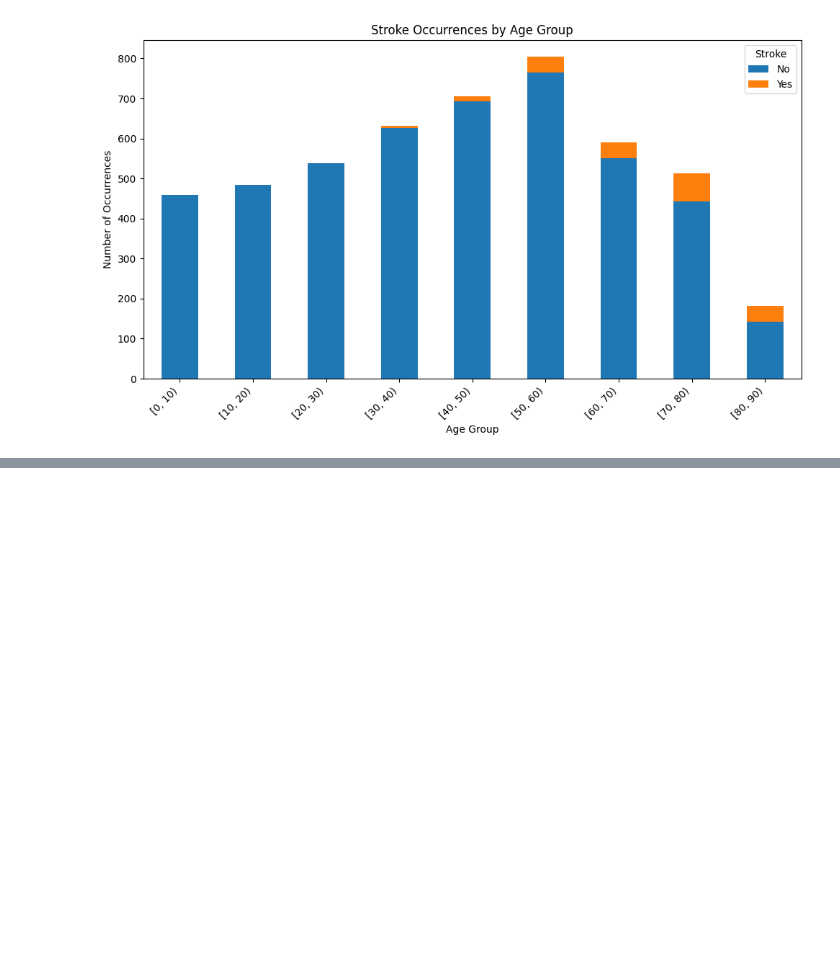
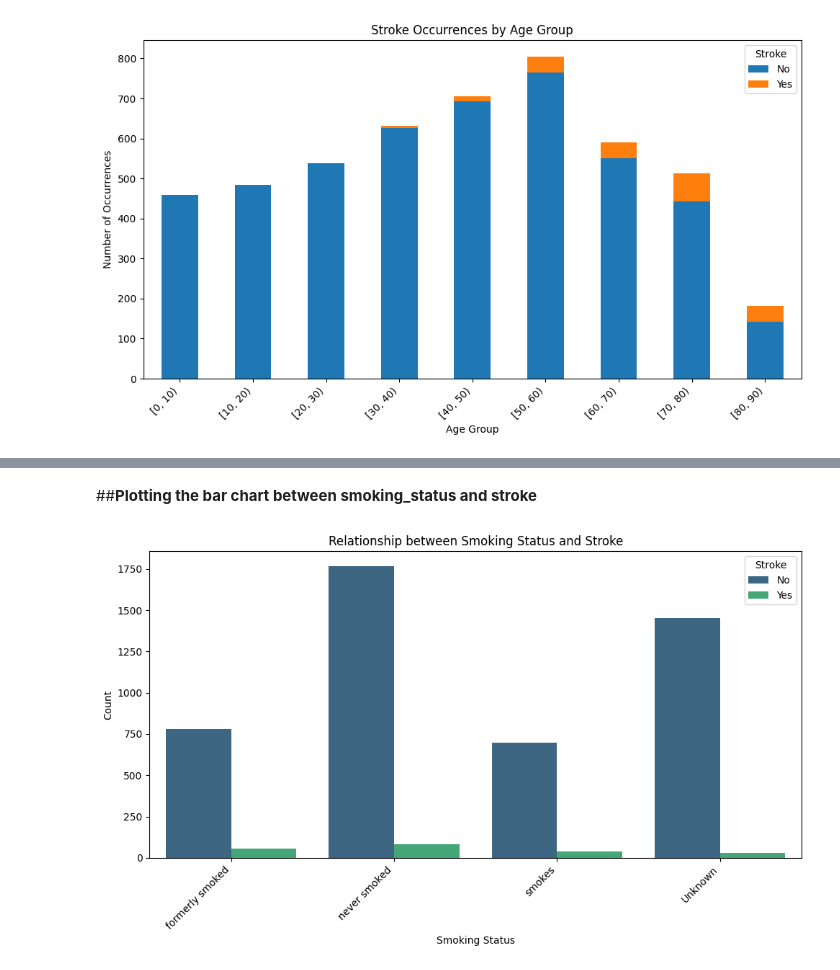
Before and after one commit to Shin1am/EGBI222_Pair_Project_6713376_6713389, a Jupyter notebook: EGBI222_Project.ipynb, the cells around one changed output, grey strips where cells are left out. Cells and saved outputs as stored; diff of their text form; code cells hidden in the pictures; blank space fills up the shorter version.

```diff
--- a/EGBI222_Project.ipynb
+++ b/EGBI222_Project.ipynb
@@ -517,0 +489,13 @@ The scatter plot below shows the relationship between age and BMI in the dataset
+# %% [markdown]
+##**Plotting the bar chart between smoking_status and stroke**
+# %%
+plt.figure(figsize=(10, 6))
+ax1 = sns.countplot(x='smoking_status', hue='stroke', data=df, palette='viridis')
+plt.title('Relationship between Smoking Status and Stroke')
+plt.xlabel('Smoking Status')
+plt.ylabel('Count')
+plt.xticks(rotation=45, ha='right')
+plt.legend(title='Stroke', labels=['No', 'Yes'])
+plt.tight_layout()
+# %% [output]
+[figure, added]
```
Also changed, not shown: parts of 45 cells of this notebook.
